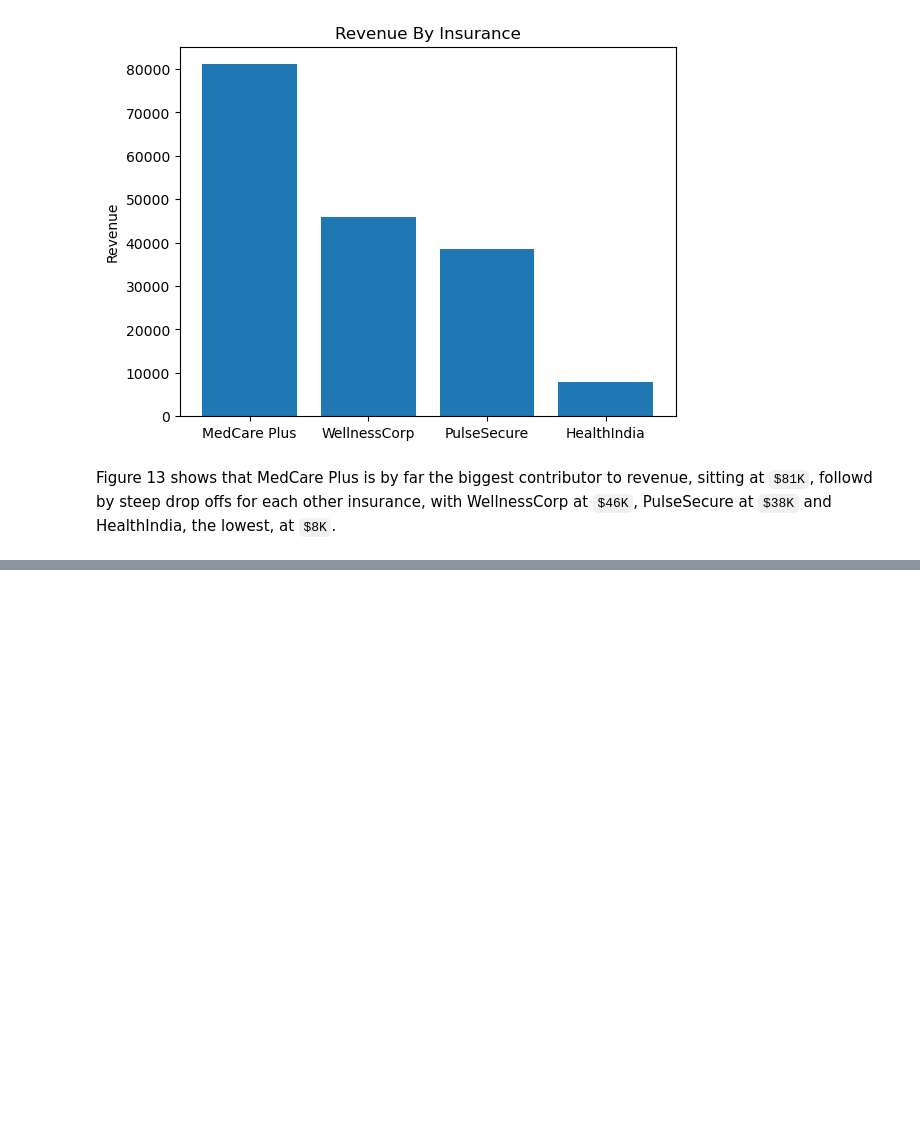
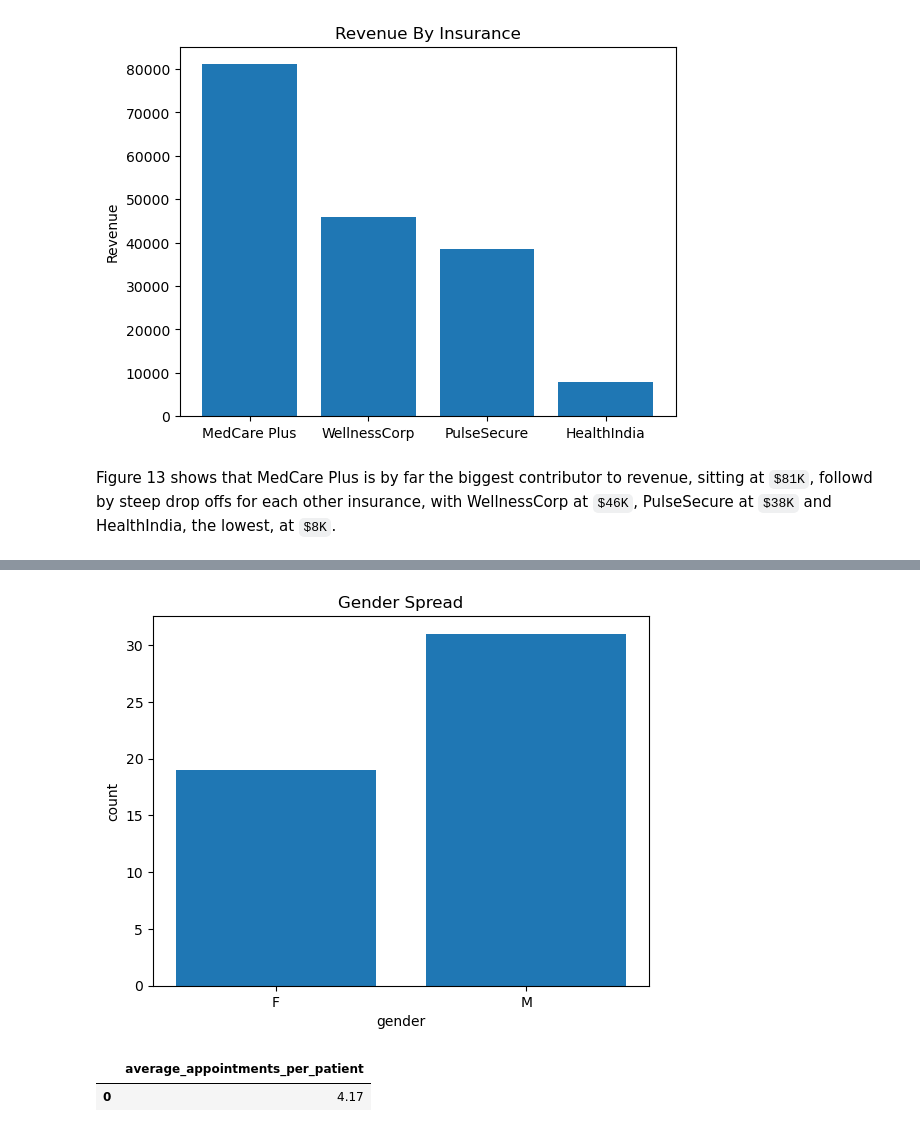
Before and after one commit to Djohnson1313/hospital_operations_intelligence, a Jupyter notebook: hospital_operations_analysis.ipynb, the cells around one changed output, grey strips where cells are left out. Cells and saved outputs as stored; diff of their text form; code cells hidden in the pictures; blank space fills up the shorter version.

```diff
--- a/hospital_operations_analysis.ipynb
+++ b/hospital_operations_analysis.ipynb
@@ -1196,0 +1301,31 @@ Figure 13 shows that MedCare Plus is by far the biggest contributor to revenue,
+# %%
+fig, ax = plt.subplots()
+
+x = gender_spread['gender']
+y = gender_spread['count']
+
+plt.bar(x,y)
+
+plt.title('Gender Spread')
+plt.xlabel('gender')
+plt.ylabel('count')
+
+plt.show();
+# %% [output]
+[figure, added]
+# %%
+# average appointments per patient
+avg_appointments = pd.read_sql("""
+SELECT
+    ROUND(
+        CAST(COUNT(*) AS REAL) /
+        COUNT(DISTINCT patient_id),
+        2
+    ) AS average_appointments_per_patient
+FROM appointments;
+""", conn)
+
+avg_appointments
+# %% [output]
+|  | average_appointments_per_patient |
+| 0 | 4.17 |
```
Also changed, not shown: parts of 11 cells of this notebook.
